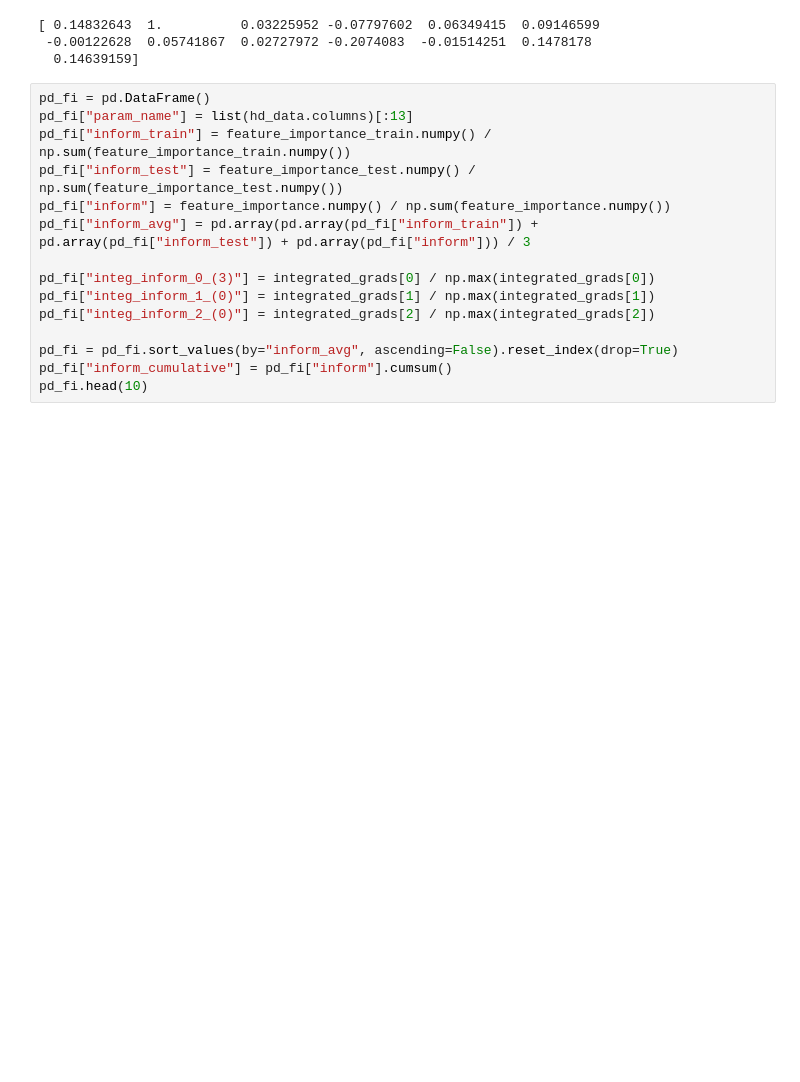
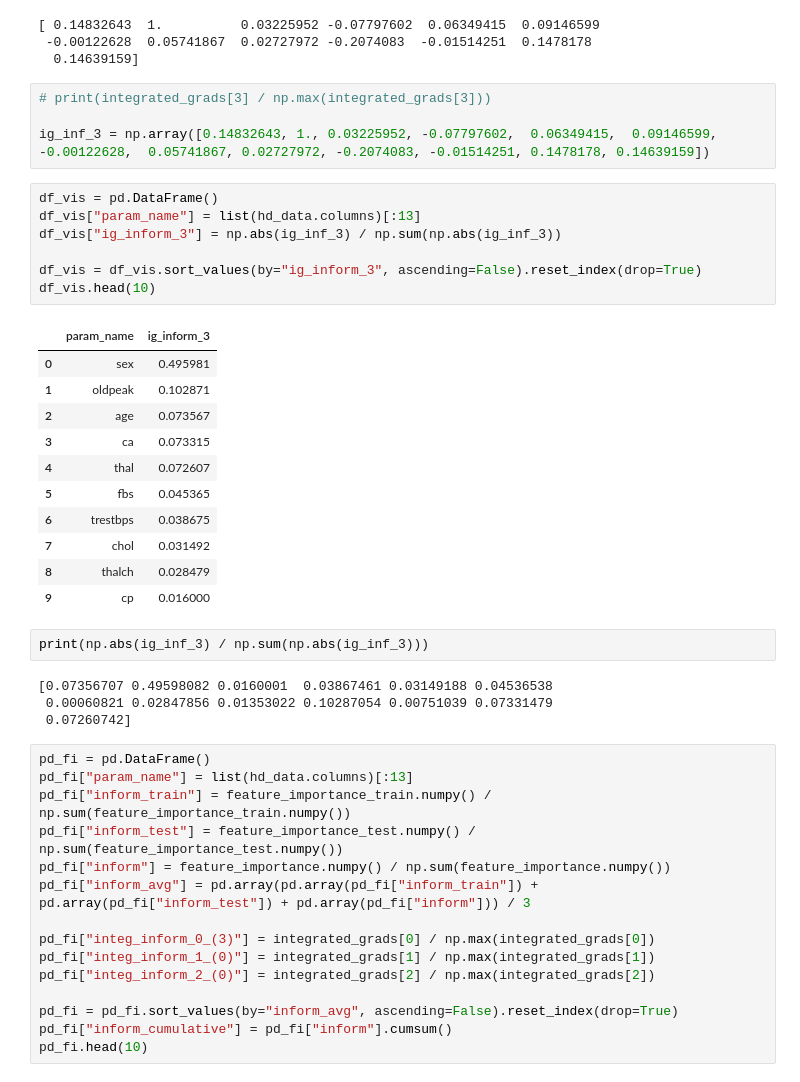
Before and after one commit to VolDonets/cmeans_python, a Jupyter notebook: for_uni_report/clusterization_testing.ipynb, the cells around one changed output. Saved outputs shown, nothing was run; the diff lists cells and outputs as text; blank space fills up the shorter version.

```diff
--- a/for_uni_report/clusterization_testing.ipynb
+++ b/for_uni_report/clusterization_testing.ipynb
@@ -1502,6 +1502,35 @@ print(integrated_grads[3] / np.max(integrated_grads[3]))
 [ 0.14832643  1.          0.03225952 -0.07797602  0.06349415  0.09146599
  -0.00122628  0.05741867  0.02727972 -0.2074083  -0.01514251  0.1478178
   0.14639159]
+# %%
+# print(integrated_grads[3] / np.max(integrated_grads[3]))
+
+ig_inf_3 = np.array([0.14832643, 1., 0.03225952, -0.07797602,  0.06349415,  0.09146599, -0.00122628,  0.05741867, 0.02727972, -0.2074083, -0.01514251, 0.1478178, 0.14639159])
+# %%
+df_vis = pd.DataFrame()
+df_vis["param_name"] = list(hd_data.columns)[:13]
+df_vis["ig_inform_3"] = np.abs(ig_inf_3) / np.sum(np.abs(ig_inf_3))
+
+df_vis = df_vis.sort_values(by="ig_inform_3", ascending=False).reset_index(drop=True)
+df_vis.head(10)
+# %% [output]
+|  | param_name | ig_inform_3 |
+| 0 | sex | 0.495981 |
+| 1 | oldpeak | 0.102871 |
+| 2 | age | 0.073567 |
+| 3 | ca | 0.073315 |
+| 4 | thal | 0.072607 |
+| 5 | fbs | 0.045365 |
+| 6 | trestbps | 0.038675 |
+| 7 | chol | 0.031492 |
+| 8 | thalch | 0.028479 |
+| 9 | cp | 0.016000 |
+# %%
+print(np.abs(ig_inf_3) / np.sum(np.abs(ig_inf_3)))
+# %% [output]
+[0.07356707 0.49598082 0.0160001  0.03867461 0.03149188 0.04536538
+ 0.00060821 0.02847856 0.01353022 0.10287054 0.00751039 0.07331479
+ 0.07260742]
 # %%
 pd_fi = pd.DataFrame()
 pd_fi["param_name"] = list(hd_data.columns)[:13]
```
